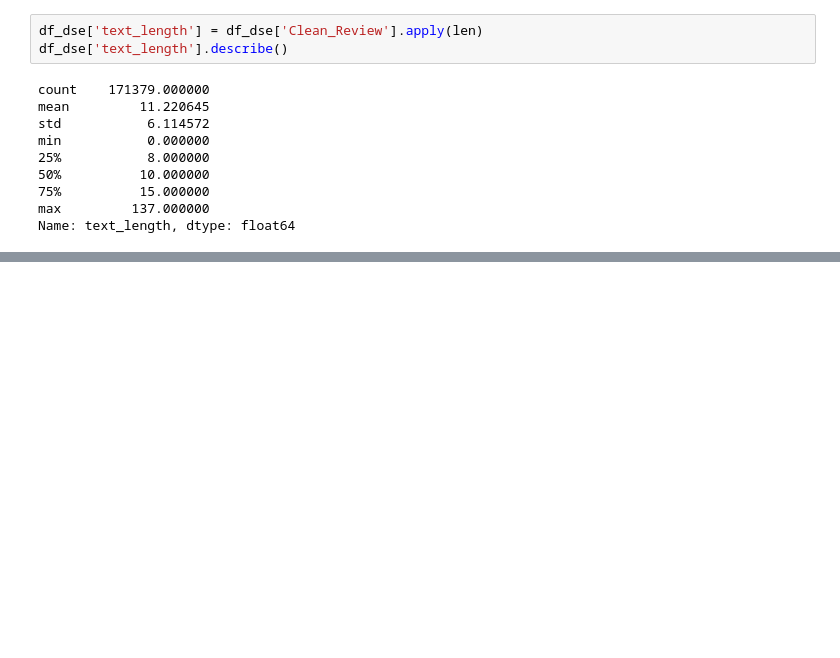
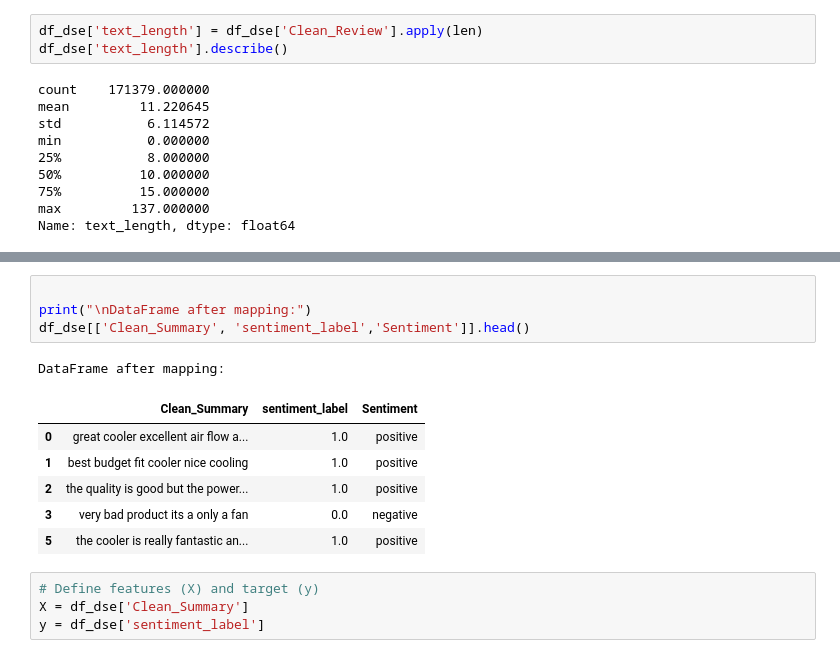
Before and after one commit to eduardowanderleyde/e-commerce-spark, a Jupyter notebook: e-commerce.ipynb, the cells around one changed output, grey strips where cells are left out. Cells and saved outputs as stored; diff of their text form; blank space fills up the shorter version.

```diff
--- a/e-commerce.ipynb
+++ b/e-commerce.ipynb
@@ -276,0 +312,16 @@ df_dse.to_csv('sentiment_clean.csv', index=False, encoding='utf-8')
+# %%
+
+print("\nDataFrame after mapping:")
+df_dse[['Clean_Summary', 'sentiment_label','Sentiment']].head()
+# %% [output]
+DataFrame after mapping:
+|  | Clean_Summary | sentiment_label | Sentiment |
+| 0 | great cooler excellent air flow a... | 1.0 | positive |
+| 1 | best budget fit cooler nice cooling | 1.0 | positive |
+| 2 | the quality is good but the power... | 1.0 | positive |
+| 3 | very bad product its a only a fan | 0.0 | negative |
+| 5 | the cooler is really fantastic an... | 1.0 | positive |
+# %%
+# Define features (X) and target (y)
+X = df_dse['Clean_Summary']
+y = df_dse['sentiment_label']
```
Also changed, not shown: parts of 17 cells of this notebook.
